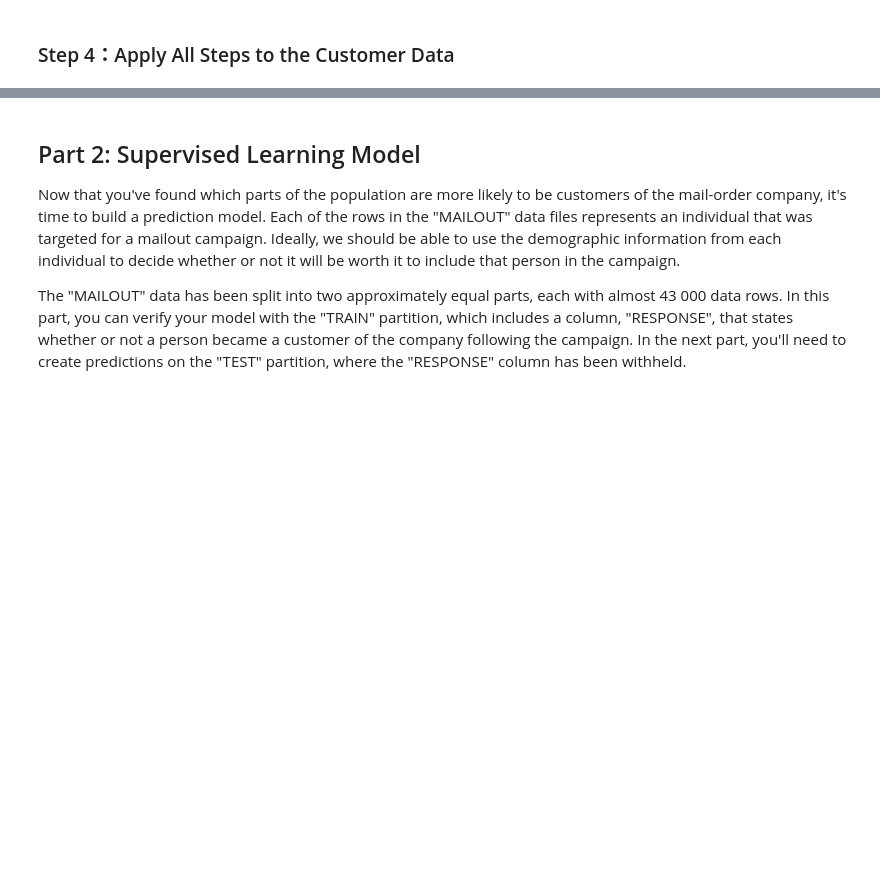
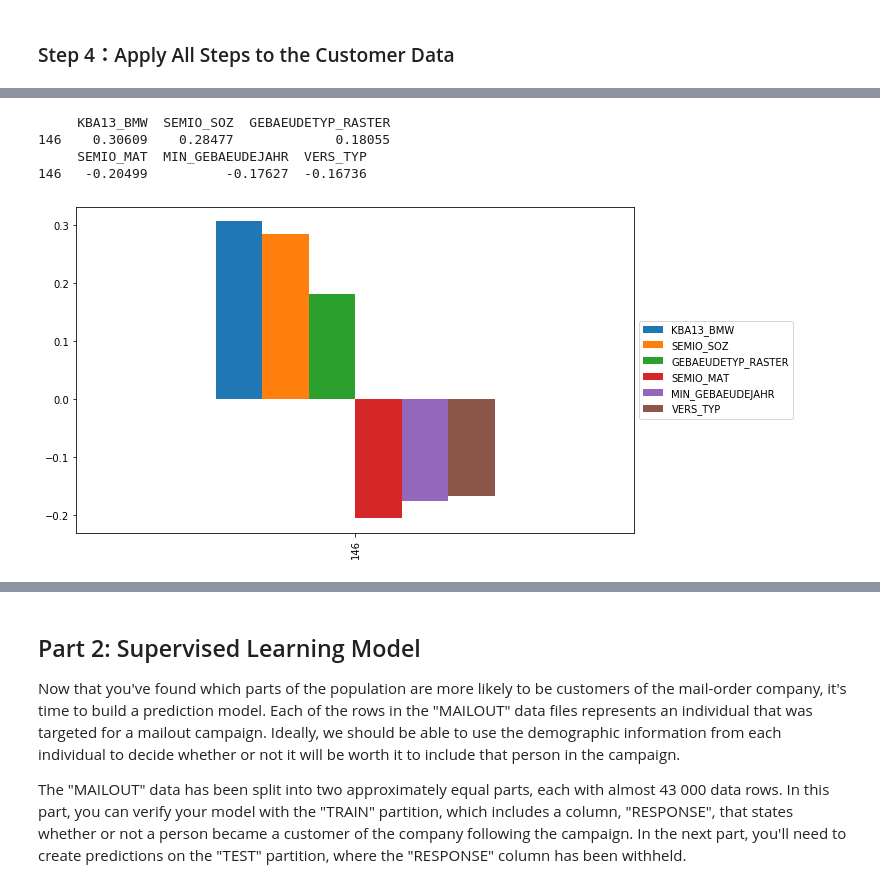
Before and after one commit to helloxms/Capstone-project-Arvato, a Jupyter notebook: Arvato Project Workbook.ipynb, the cells around one changed output, grey strips where cells are left out. Cells and saved outputs as stored; diff of their text form; code cells hidden in the pictures; blank space fills up the shorter version.

```diff
--- a/Arvato Project Workbook.ipynb
+++ b/Arvato Project Workbook.ipynb
@@ -802,0 +878,9 @@ See the caveats in the documentation: http://pandas.pydata.org/pandas-docs/stabl
+# %%
+# we select Dim_146
+interpetPCA(pca, customers_cleaned, 146, 3)
+# %% [output]
+     KBA13_BMW  SEMIO_SOZ  GEBAEUDETYP_RASTER
+146    0.30609    0.28477             0.18055
+     SEMIO_MAT  MIN_GEBAEUDEJAHR  VERS_TYP
+146   -0.20499          -0.17627  -0.16736
+[figure, added]
```
Also changed, not shown: parts of 23 cells of this notebook.
